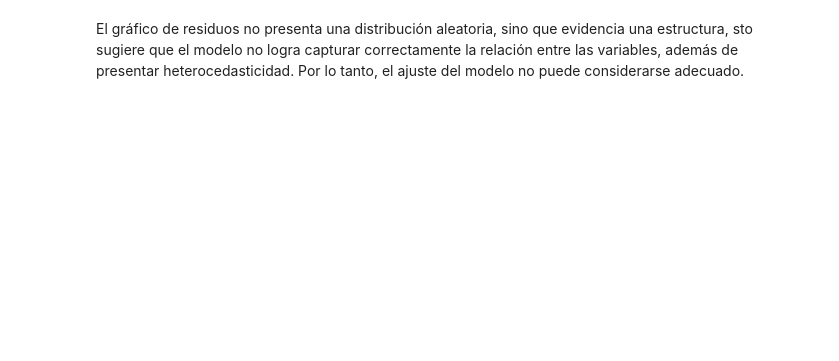
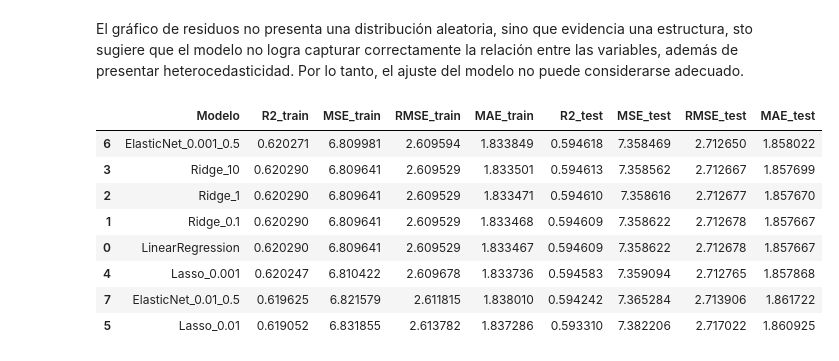
Before and after one commit to ZahirJacob/AA1-TUIA-2026C1-Dimenna-Jacob-Taborda, a Jupyter notebook: TP_regresion_AA1.ipynb, the cells around one changed output. Cells and saved outputs as stored; diff of their text form; code cells hidden in the pictures; blank space fills up the shorter version.

```diff
--- a/TP_regresion_AA1.ipynb
+++ b/TP_regresion_AA1.ipynb
@@ -679,0 +717,52 @@ from sklearn.linear_model import Ridge, Lasso, ElasticNet
+# %%
+from sklearn.linear_model import Ridge, Lasso, ElasticNet
+def evaluar(nombre, modelo, X_train, X_test, y_train, y_test):
+    modelo.fit(X_train, y_train)
+
+    y_train_pred = modelo.predict(X_train)
+    y_test_pred = modelo.predict(X_test)
+
+    return {
+        "Modelo": nombre,
+        "modelo_obj": modelo,
+        "R2_train": r2_score(y_train, y_train_pred),
+        "MSE_train": mean_squared_error(y_train, y_train_pred),
+        "RMSE_train": np.sqrt(mean_squared_error(y_train, y_train_pred)),
+        "MAE_train": mean_absolute_error(y_train, y_train_pred),
+        "R2_test": r2_score(y_test, y_test_pred),
+        "MSE_test": mean_squared_error(y_test, y_test_pred),
+        "RMSE_test": np.sqrt(mean_squared_error(y_test, y_test_pred)),
+        "MAE_test": mean_absolute_error(y_test, y_test_pred),
+        "y_test_pred": y_test_pred
+    }
+# %%
+modelos = [
+    ("LinearRegression", make_pipeline(StandardScaler(), LinearRegression())),
+    ("Ridge_0.1", make_pipeline(StandardScaler(), Ridge(alpha=0.1))),
+    ("Ridge_1", make_pipeline(StandardScaler(), Ridge(alpha=1))),
+    ("Ridge_10", make_pipeline(StandardScaler(), Ridge(alpha=10))),
+    ("Lasso_0.001", make_pipeline(StandardScaler(), Lasso(alpha=0.001, max_iter=10000))),
+    ("Lasso_0.01", make_pipeline(StandardScaler(), Lasso(alpha=0.01, max_iter=10000))),
+    ("ElasticNet_0.001_0.5", make_pipeline(StandardScaler(), ElasticNet(alpha=0.001, l1_ratio=0.5, max_iter=10000))),
+    ("ElasticNet_0.01_0.5", make_pipeline(StandardScaler(), ElasticNet(alpha=0.01, l1_ratio=0.5, max_iter=10000))),
+]
+
+resultados = []
+
+for nombre, modelo in modelos:
+    resultados.append(evaluar(nombre, modelo, X_train, X_test, y_train, y_test))
+
+df_resultados = pd.DataFrame(resultados).drop(columns=["modelo_obj", "y_test_pred"])
+df_resultados = df_resultados.sort_values(by="RMSE_test")
+
+df_resultados
+# %% [output]
+|  | Modelo | R2_train | MSE_train | RMSE_train | MAE_train | R2_test | MSE_test | RMSE_test | MAE_test |
+| 6 | ElasticNet_0.001_0.5 | 0.620271 | 6.809981 | 2.609594 | 1.833849 | 0.594618 | 7.358469 | 2.712650 | 1.858022 |
+| 3 | Ridge_10 | 0.620290 | 6.809641 | 2.609529 | 1.833501 | 0.594613 | 7.358562 | 2.712667 | 1.857699 |
+| 2 | Ridge_1 | 0.620290 | 6.809641 | 2.609529 | 1.833471 | 0.594610 | 7.358616 | 2.712677 | 1.857670 |
+| 1 | Ridge_0.1 | 0.620290 | 6.809641 | 2.609529 | 1.833468 | 0.594609 | 7.358622 | 2.712678 | 1.857667 |
+| 0 | LinearRegression | 0.620290 | 6.809641 | 2.609529 | 1.833467 | 0.594609 | 7.358622 | 2.712678 | 1.857667 |
+| 4 | Lasso_0.001 | 0.620247 | 6.810422 | 2.609678 | 1.833736 | 0.594583 | 7.359094 | 2.712765 | 1.857868 |
+| 7 | ElasticNet_0.01_0.5 | 0.619625 | 6.821579 | 2.611815 | 1.838010 | 0.594242 | 7.365284 | 2.713906 | 1.861722 |
+| 5 | Lasso_0.01 | 0.619052 | 6.831855 | 2.613782 | 1.837286 | 0.593310 | 7.382206 | 2.717022 | 1.860925 |
```
Also changed, not shown: parts of 11 cells of this notebook.
